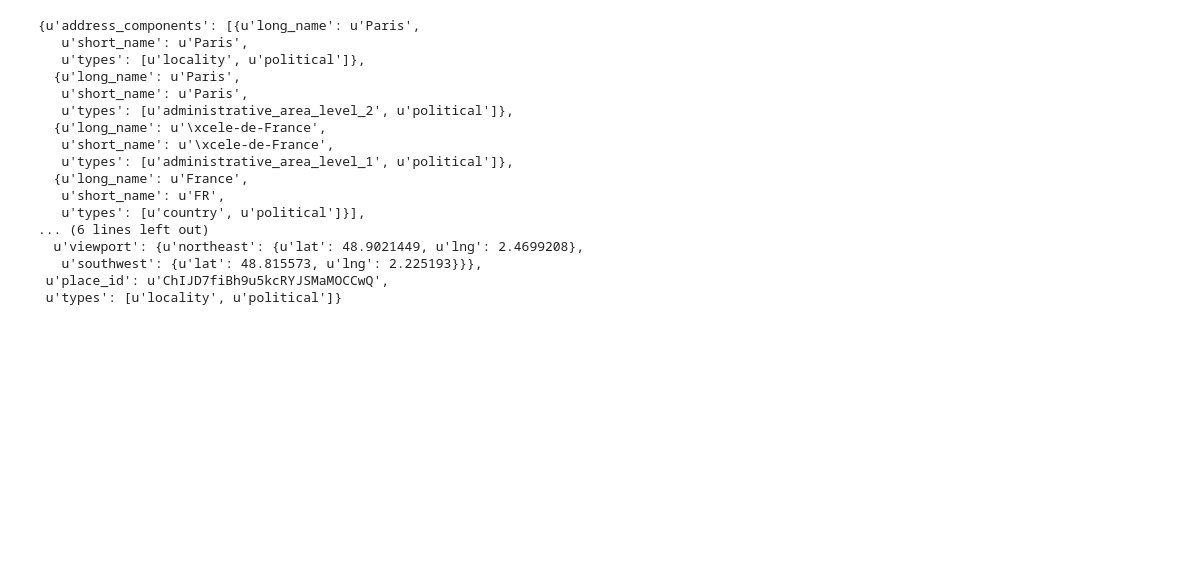
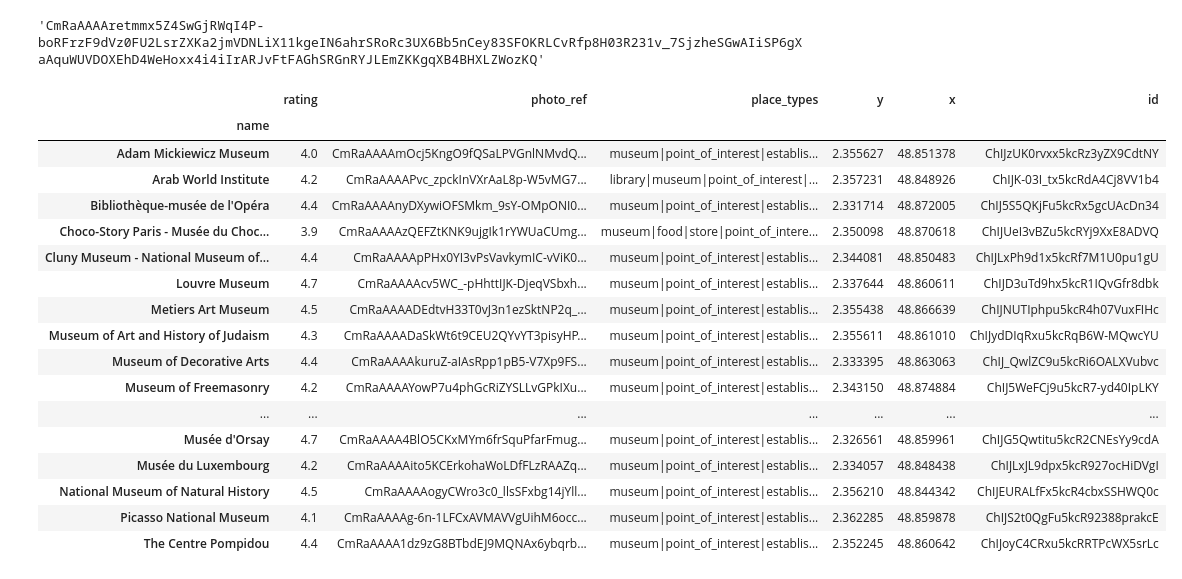
Before and after one commit to aliciawyy/tripplanner, a Jupyter notebook: pybooking/test_maps.ipynb, the cells around one changed output. Cells and saved outputs as stored; diff of their text form; code cells hidden in the pictures; blank space fills up the shorter version.

Commit message:
added place type and photo reference to csv file

```diff
--- a/pybooking/test_maps.ipynb
+++ b/pybooking/test_maps.ipynb
@@ -1,28 +0,0 @@
-# %%
-import googlemaps
-from datetime import datetime
-from util import APIKeys
-
-gmaps_geo = googlemaps.Client(key=APIKeys.geocode)
-
-# Geocoding an address
-geocode_result = gmaps.geocode('Paris')
-geocode_result[0]
-# %% [output]
-{u'address_components': [{u'long_name': u'Paris',
-   u'short_name': u'Paris',
-   u'types': [u'locality', u'political']},
-  {u'long_name': u'Paris',
-   u'short_name': u'Paris',
-   u'types': [u'administrative_area_level_2', u'political']},
-  {u'long_name': u'\xcele-de-France',
-   u'short_name': u'\xcele-de-France',
-   u'types': [u'administrative_area_level_1', u'political']},
-  {u'long_name': u'France',
-   u'short_name': u'FR',
-   u'types': [u'country', u'political']}],
-... (6 lines left out)
-  u'viewport': {u'northeast': {u'lat': 48.9021449, u'lng': 2.4699208},
-   u'southwest': {u'lat': 48.815573, u'lng': 2.225193}}},
- u'place_id': u'ChIJD7fiBh9u5kcRYJSMaMOCCwQ',
- u'types': [u'locality', u'political']}
@@ -28,0 +6,26 @@ geocode_result[0]
+# %%
+df["photo_ref"][0]
+# %% [output]
+'CmRaAAAAretmmx5Z4SwGjRWqI4P-boRFrzF9dVz0FU2LsrZXKa2jmVDNLiX11kgeIN6ahrSRoRc3UX6Bb5nCey83SFOKRLCvRfp8H03R231v_7SjzheSGwAIiSP6gXaAquWUVDOXEhD4WeHoxx4i4iIrARJvFtFAGhSRGnRYJLEmZKKgqXB4BHXLZWozKQ'
+# %%
+df = pd.read_csv(util.get_dump_filename("Paris", "museum", "csv"), index_col=0)
+df
+# %% [output]
+|  | rating | photo_ref | place_types | y | x | id |
+| name |  |  |  |  |  |  |
+| Adam Mickiewicz Museum | 4.0 | CmRaAAAAmOcj5KngO9fQSaLPVGnlNMvdQ... | museum|point_of_interest|establis... | 2.355627 | 48.851378 | ChIJzUK0rvxx5kcRz3yZX9CdtNY |
+| Arab World Institute | 4.2 | CmRaAAAAPvc_zpckInVXrAaL8p-W5vMG7... | library|museum|point_of_interest|... | 2.357231 | 48.848926 | ChIJK-03I_tx5kcRdA4Cj8VV1b4 |
+| Bibliothèque-musée de l'Opéra | 4.4 | CmRaAAAAnyDXywiOFSMkm_9sY-OMpONI0... | museum|point_of_interest|establis... | 2.331714 | 48.872005 | ChIJ5S5QKjFu5kcRx5gcUAcDn34 |
+| Choco-Story Paris - Musée du Choc... | 3.9 | CmRaAAAAzQEFZtKNK9ujgIk1rYWUaCUmg... | museum|food|store|point_of_intere... | 2.350098 | 48.870618 | ChIJUeI3vBZu5kcRYj9XxE8ADVQ |
+| Cluny Museum - National Museum of... | 4.4 | CmRaAAAApPHx0YI3vPsVavkymIC-vViK0... | museum|point_of_interest|establis... | 2.344081 | 48.850483 | ChIJLxPh9d1x5kcRf7M1U0pu1gU |
+| Louvre Museum | 4.7 | CmRaAAAAcv5WC_-pHhttIJK-DjeqVSbxh... | museum|point_of_interest|establis... | 2.337644 | 48.860611 | ChIJD3uTd9hx5kcR1IQvGfr8dbk |
+| Metiers Art Museum | 4.5 | CmRaAAAADEdtvH33T0vJ3n1ezSktNP2q_... | museum|point_of_interest|establis... | 2.355438 | 48.866639 | ChIJNUTIphpu5kcR4h07VuxFIHc |
+| Museum of Art and History of Judaism | 4.3 | CmRaAAAADaSkWt6t9CEU2QYvYT3pisyHP... | museum|point_of_interest|establis... | 2.355611 | 48.861010 | ChIJydDIqRxu5kcRqB6W-MQwcYU |
+| Museum of Decorative Arts | 4.4 | CmRaAAAAkuruZ-aIAsRpp1pB5-V7Xp9FS... | museum|point_of_interest|establis... | 2.333395 | 48.863063 | ChIJ_QwlZC9u5kcRi6OALXVubvc |
+| Museum of Freemasonry | 4.2 | CmRaAAAAYowP7u4phGcRiZYSLLvGPkIXu... | museum|point_of_interest|establis... | 2.343150 | 48.874884 | ChIJ5WeFCj9u5kcR7-yd40IpLKY |
+| ... | ... | ... | ... | ... | ... | ... |
+| Musée d'Orsay | 4.7 | CmRaAAAA4BlO5CKxMYm6frSquPfarFmug... | museum|point_of_interest|establis... | 2.326561 | 48.859961 | ChIJG5Qwtitu5kcR2CNEsYy9cdA |
+| Musée du Luxembourg | 4.2 | CmRaAAAAito5KCErkohaWoLDfFLzRAAZq... | museum|point_of_interest|establis... | 2.334057 | 48.848438 | ChIJLxJL9dpx5kcR927ocHiDVgI |
+| National Museum of Natural History | 4.5 | CmRaAAAAogyCWro3c0_llsSFxbg14jYll... | museum|point_of_interest|establis... | 2.356210 | 48.844342 | ChIJEURALfFx5kcR4cbxSSHWQ0c |
+| Picasso National Museum | 4.1 | CmRaAAAAg-6n-1LFCxAVMAVVgUihM6occ... | museum|point_of_interest|establis... | 2.362285 | 48.859878 | ChIJS2t0QgFu5kcR92388prakcE |
+| The Centre Pompidou | 4.4 | CmRaAAAA1dz9zG8BTbdEJ9MQNAx6ybqrb... | museum|point_of_interest|establis... | 2.352245 | 48.860642 | ChIJoyC4CRxu5kcRRTPcWX5srLc |
```
Also changed, not shown: parts of 11 cells of this notebook, 4 other files.
